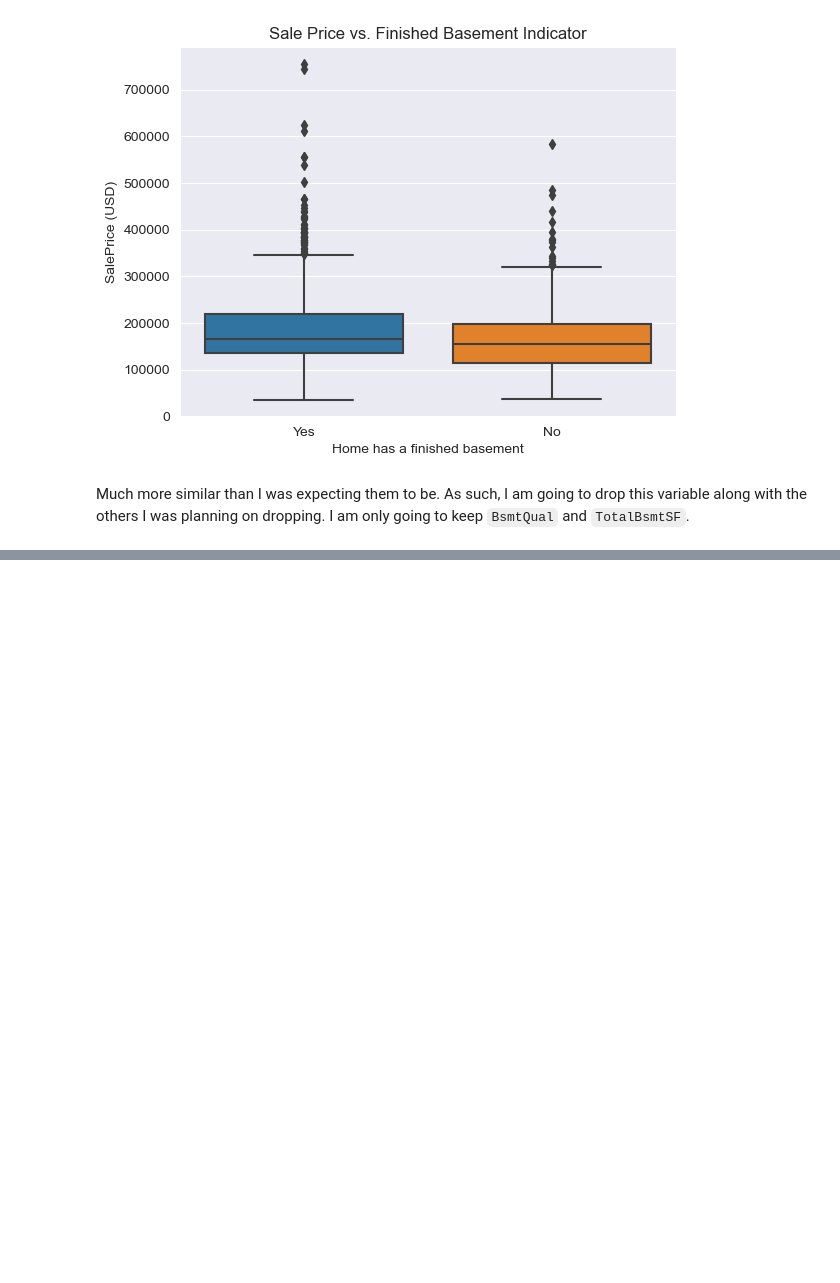
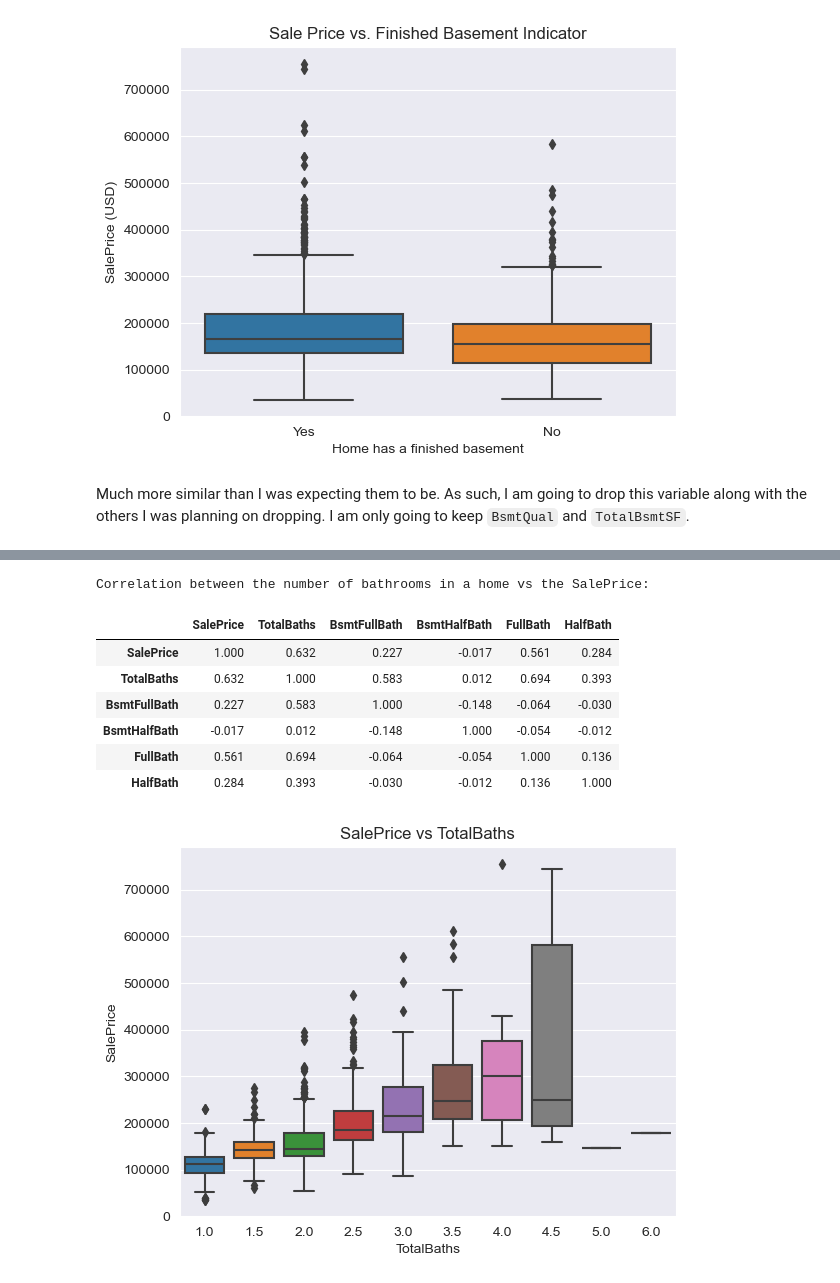
Before and after one commit to faupel15/Housing_Price_Prediction, a Jupyter notebook: Housing_Price_Prediction.ipynb, the cells around one changed output, grey strips where cells are left out. Drawn from its saved outputs; the diff is of its cells as text; code cells hidden in the pictures; blank space fills up the shorter version.

```diff
--- a/Housing_Price_Prediction.ipynb
+++ b/Housing_Price_Prediction.ipynb
@@ -1239,0 +1253,22 @@ houses.drop(columns=['BsmtCond', 'BsmtUnfSF', 'BsmtFinSF', 'BsmtFinished'], inpl
+# %%
+# Create new TotalBaths variable
+houses['TotalBaths'] = houses['BsmtFullBath'] + houses['BsmtHalfBath']*0.5 + houses['FullBath'] + houses['HalfBath']*0.5
+
+
+print("Correlation between the number of bathrooms in a home vs the SalePrice:")
+display(houses[['SalePrice', 'TotalBaths', 'BsmtFullBath', 'BsmtHalfBath', 'FullBath', 'HalfBath']].corr())
+
+
+# Plot SalePrice vs the new TotalBaths variable
+sns.boxplot(x='TotalBaths', y='SalePrice', data=houses)
+plt.title('SalePrice vs TotalBaths');
+# %% [output]
+Correlation between the number of bathrooms in a home vs the SalePrice:
+|  | SalePrice | TotalBaths | BsmtFullBath | BsmtHalfBath | FullBath | HalfBath |
+| SalePrice | 1.000 | 0.632 | 0.227 | -0.017 | 0.561 | 0.284 |
+| TotalBaths | 0.632 | 1.000 | 0.583 | 0.012 | 0.694 | 0.393 |
+| BsmtFullBath | 0.227 | 0.583 | 1.000 | -0.148 | -0.064 | -0.030 |
+| BsmtHalfBath | -0.017 | 0.012 | -0.148 | 1.000 | -0.054 | -0.012 |
+| FullBath | 0.561 | 0.694 | -0.064 | -0.054 | 1.000 | 0.136 |
+| HalfBath | 0.284 | 0.393 | -0.030 | -0.012 | 0.136 | 1.000 |
+[figure, added]
```
Also changed, not shown: parts of 4 cells of this notebook, 1 other file.
